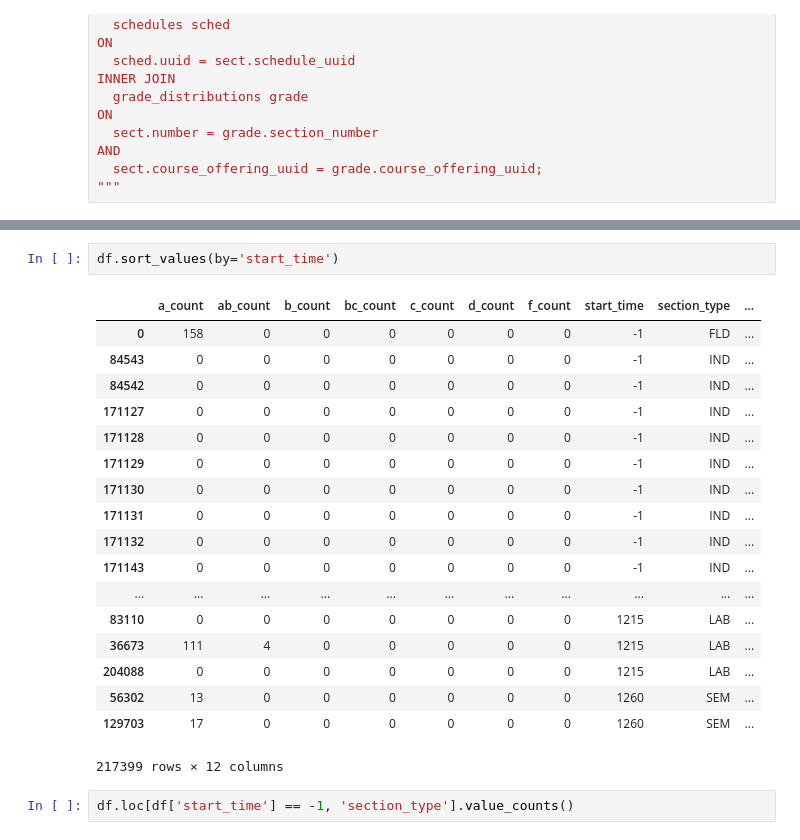
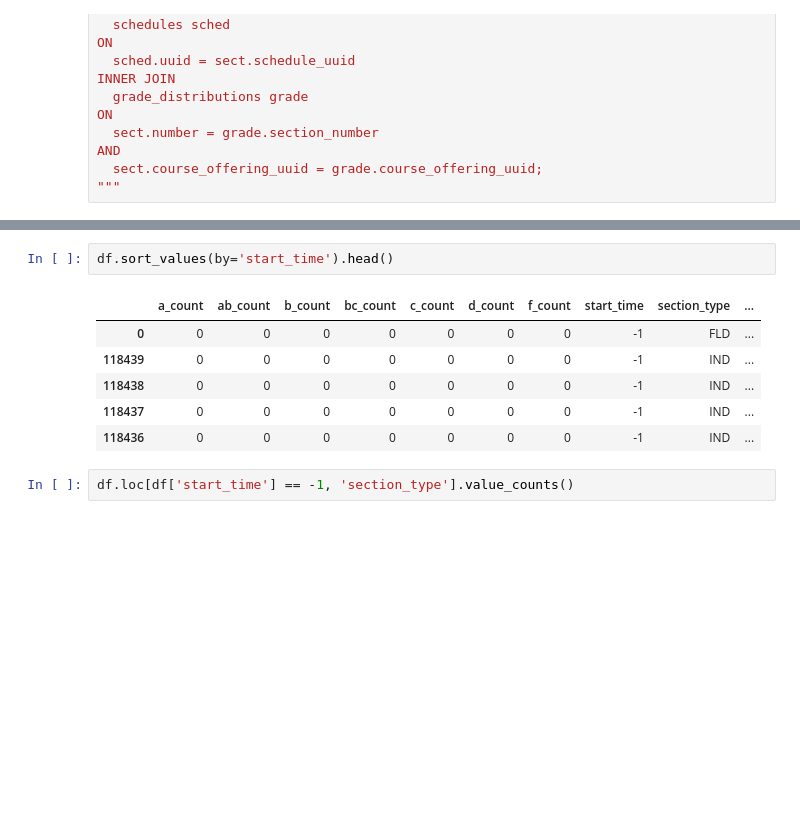
Before and after one commit to kayschulz/build_course_schedule, a Jupyter notebook: time_and_grades.ipynb, the cells around one changed output, grey strips where cells are left out. Saved outputs shown, nothing was run; the diff lists cells and outputs as text; blank space fills up the shorter version.

```diff
--- a/time_and_grades.ipynb
+++ b/time_and_grades.ipynb
@@ -71,24 +71,12 @@ df.head()
 # %%
-df.sort_values(by='start_time')
+df.sort_values(by='start_time').head()
 # %% [output]
 |  | a_count | ab_count | b_count | bc_count | c_count | d_count | f_count | start_time | section_type | ... |
-| 0 | 158 | 0 | 0 | 0 | 0 | 0 | 0 | -1 | FLD | ... |
-| 84543 | 0 | 0 | 0 | 0 | 0 | 0 | 0 | -1 | IND | ... |
-| 84542 | 0 | 0 | 0 | 0 | 0 | 0 | 0 | -1 | IND | ... |
-| 171127 | 0 | 0 | 0 | 0 | 0 | 0 | 0 | -1 | IND | ... |
-| 171128 | 0 | 0 | 0 | 0 | 0 | 0 | 0 | -1 | IND | ... |
-| 171129 | 0 | 0 | 0 | 0 | 0 | 0 | 0 | -1 | IND | ... |
-| 171130 | 0 | 0 | 0 | 0 | 0 | 0 | 0 | -1 | IND | ... |
-| 171131 | 0 | 0 | 0 | 0 | 0 | 0 | 0 | -1 | IND | ... |
-| 171132 | 0 | 0 | 0 | 0 | 0 | 0 | 0 | -1 | IND | ... |
-| 171143 | 0 | 0 | 0 | 0 | 0 | 0 | 0 | -1 | IND | ... |
-| ... | ... | ... | ... | ... | ... | ... | ... | ... | ... | ... |
-| 83110 | 0 | 0 | 0 | 0 | 0 | 0 | 0 | 1215 | LAB | ... |
-| 36673 | 111 | 4 | 0 | 0 | 0 | 0 | 0 | 1215 | LAB | ... |
-| 204088 | 0 | 0 | 0 | 0 | 0 | 0 | 0 | 1215 | LAB | ... |
-| 56302 | 13 | 0 | 0 | 0 | 0 | 0 | 0 | 1260 | SEM | ... |
-| 129703 | 17 | 0 | 0 | 0 | 0 | 0 | 0 | 1260 | SEM | ... |
+| 0 | 0 | 0 | 0 | 0 | 0 | 0 | 0 | -1 | FLD | ... |
+| 118439 | 0 | 0 | 0 | 0 | 0 | 0 | 0 | -1 | IND | ... |
+| 118438 | 0 | 0 | 0 | 0 | 0 | 0 | 0 | -1 | IND | ... |
+| 118437 | 0 | 0 | 0 | 0 | 0 | 0 | 0 | -1 | IND | ... |
+| 118436 | 0 | 0 | 0 | 0 | 0 | 0 | 0 | -1 | IND | ... |
-217399 rows × 12 columns
 # %%
 df.loc[df['start_time'] == -1, 'section_type'].value_counts()
 # %% [output]
```
Also changed, not shown: parts of 17 cells of this notebook.
